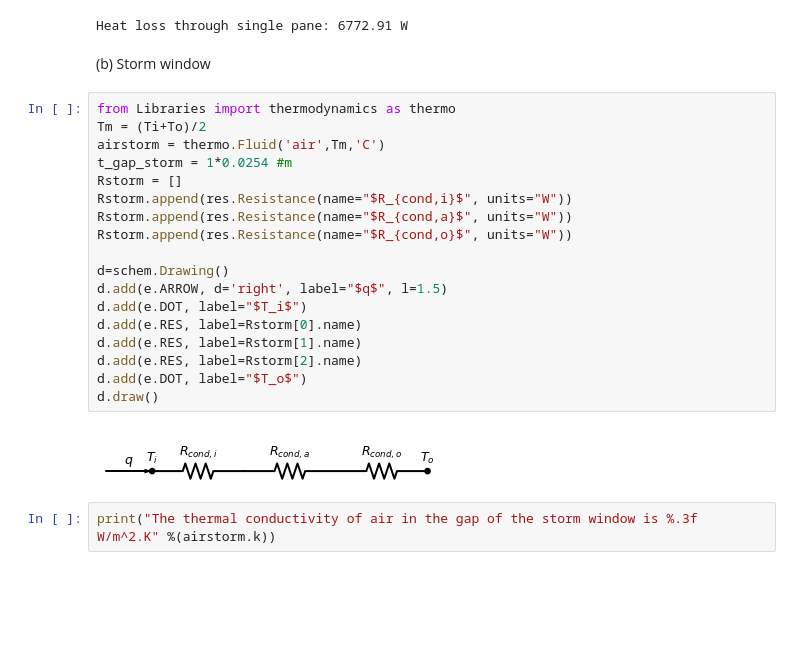
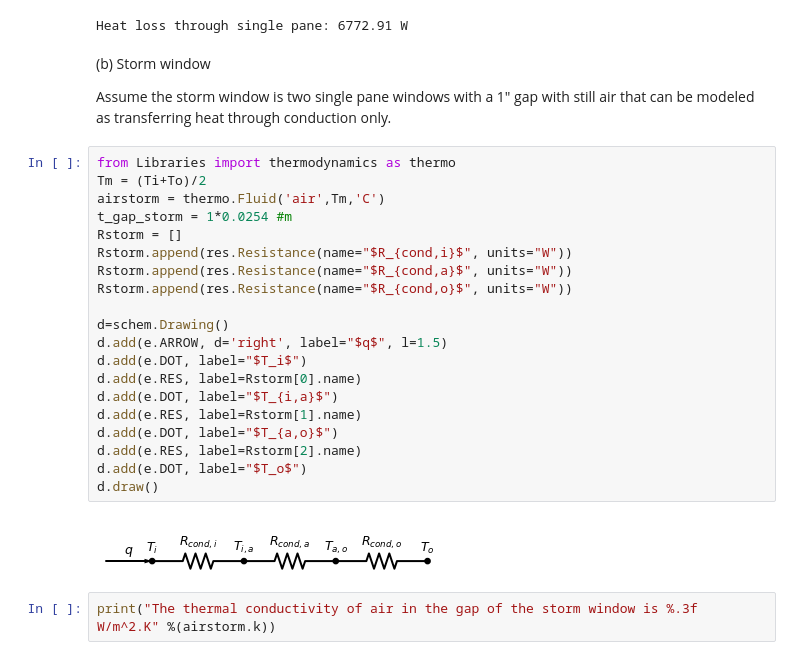
Before and after one commit to avery-cc/Heat-Transfer, a Jupyter notebook: ME144-HW2-2022-student.ipynb, the cells around one changed output. Saved outputs shown, nothing was run; the diff lists cells and outputs as text; blank space fills up the shorter version.

```diff
--- a/ME144-HW2-2022-student.ipynb
+++ b/ME144-HW2-2022-student.ipynb
@@ -449,28 +449,32 @@ q = (1/Rtot_single)*DT
 print(f"Heat loss through single pane: {q:.2f} W")
 # %% [output]
 Heat loss through single pane: 6772.91 W
-# %% [markdown]
-(b) Storm window
+# %% [markdown]
+(b) Storm window
+
+Assume the storm window is two single pane windows with a 1" gap with still air that can be modeled as transferring heat through conduction only.
 # %%
 from Libraries import thermodynamics as thermo
 Tm = (Ti+To)/2
 airstorm = thermo.Fluid('air',Tm,'C')
 t_gap_storm = 1*0.0254 #m
 Rstorm = []
 Rstorm.append(res.Resistance(name="$R_{cond,i}$", units="W"))
 Rstorm.append(res.Resistance(name="$R_{cond,a}$", units="W"))
 Rstorm.append(res.Resistance(name="$R_{cond,o}$", units="W"))
 
 d=schem.Drawing()
 d.add(e.ARROW, d='right', label="$q$", l=1.5)
 d.add(e.DOT, label="$T_i$")
 d.add(e.RES, label=Rstorm[0].name)
+d.add(e.DOT, label="$T_{i,a}$")
 d.add(e.RES, label=Rstorm[1].name)
+d.add(e.DOT, label="$T_{a,o}$")
 d.add(e.RES, label=Rstorm[2].name)
 d.add(e.DOT, label="$T_o$")
 d.draw()
 # %% [output]
-[figure, old version]
+[figure, new version]
 # %%
 print("The thermal conductivity of air in the gap of the storm window is %.3f W/m^2.K" %(airstorm.k))
 # %% [output]
```
Also changed, not shown: parts of 5 cells of this notebook.
